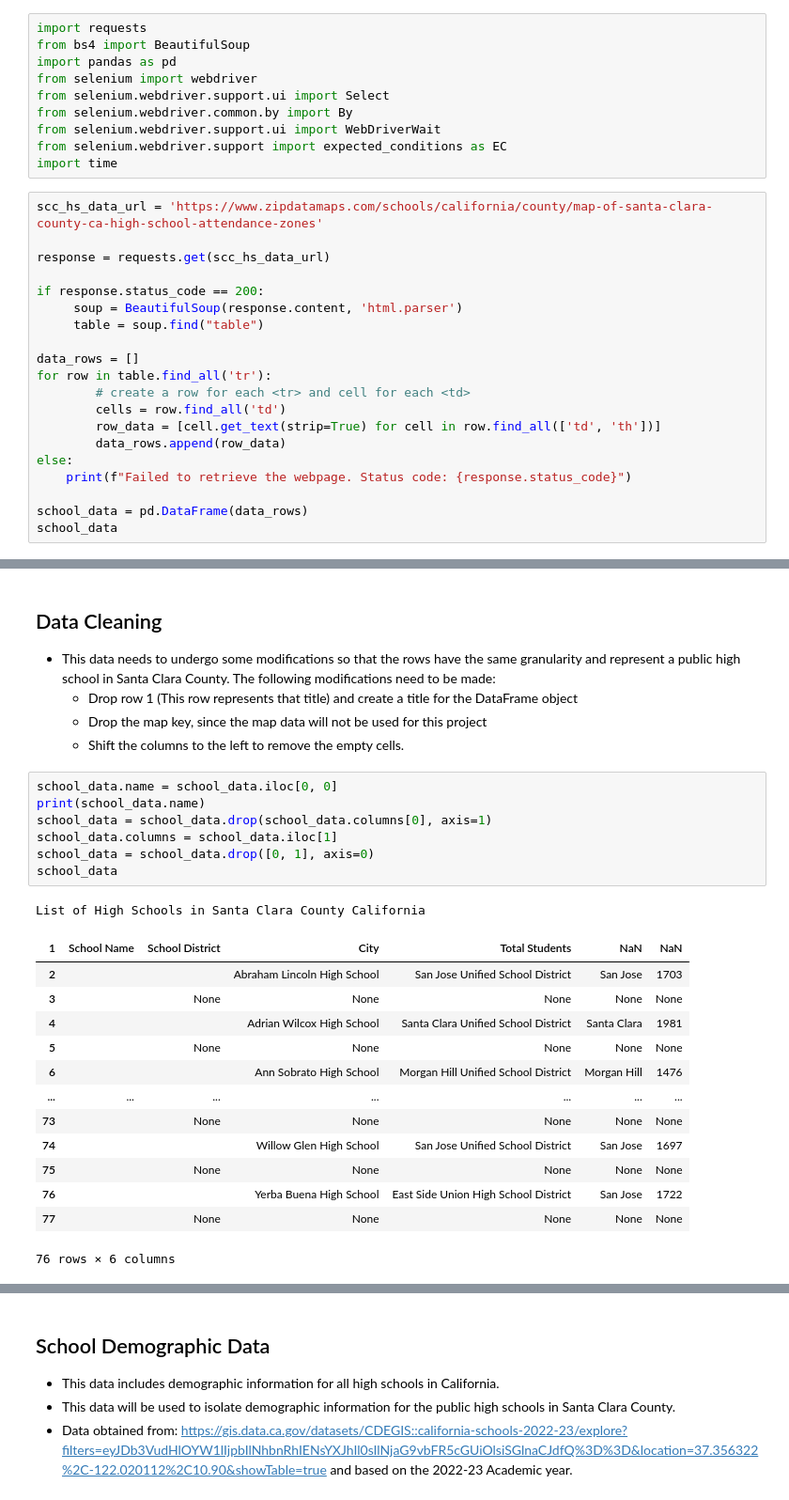
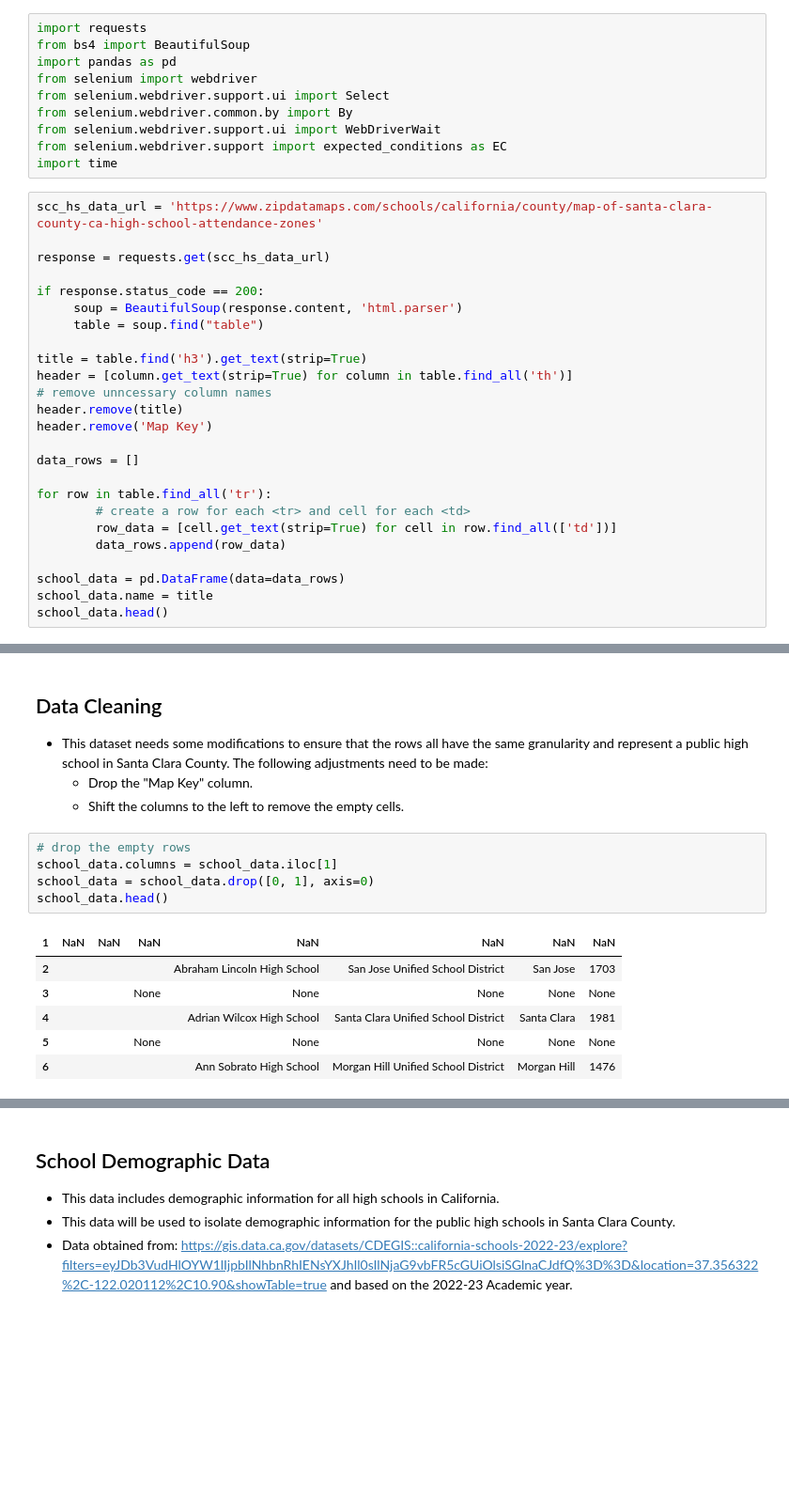
Before and after one commit to its-melina/high-schools-data-analytics, a Jupyter notebook: data_scraping.ipynb, the cells around one changed output, grey strips where cells are left out. Shown at 94% size. Cells and saved outputs as stored; diff of their text form; blank space fills up the shorter version.

```diff
--- a/data_scraping.ipynb
+++ b/data_scraping.ipynb
@@ -19,15 +21,20 @@ if response.status_code == 200:
      soup = BeautifulSoup(response.content, 'html.parser')
      table = soup.find("table")
 
+title = table.find('h3').get_text(strip=True)
+header = [column.get_text(strip=True) for column in table.find_all('th')]
+# remove unncessary column names
+header.remove(title)
+header.remove('Map Key')
+
 data_rows = []
+
 for row in table.find_all('tr'):
         # create a row for each <tr> and cell for each <td>
-        cells = row.find_all('td')
-        row_data = [cell.get_text(strip=True) for cell in row.find_all(['td', 'th'])]
+        row_data = [cell.get_text(strip=True) for cell in row.find_all(['td'])]
         data_rows.append(row_data)
-else:
-    print(f"Failed to retrieve the webpage. Status code: {response.status_code}")
 
-school_data = pd.DataFrame(data_rows)
-school_data
+school_data = pd.DataFrame(data=data_rows)
+school_data.name = title
+school_data.head()
 # %% [output]
@@ -48,30 +47,19 @@ Failed to retrieve the webpage. Status code: 200
 # %% [markdown]
 ## Data Cleaning
 
-* This data needs to undergo some modifications so that the rows have the same granularity and represent a public high school in Santa Clara County. The following modifications need to be made:
-    * Drop row 1 (This row represents that title) and create a title for the DataFrame object
-    * Drop the map key, since the map data will not be used for this project
+* This dataset needs some modifications to ensure that the rows all have the same granularity and represent a public high school in Santa Clara County. The following adjustments need to be made:
+    * Drop the "Map Key" column.
     * Shift the columns to the left to remove the empty cells.
 # %%
-school_data.name = school_data.iloc[0, 0]
-print(school_data.name)
-school_data = school_data.drop(school_data.columns[0], axis=1)
+# drop the empty rows
 school_data.columns = school_data.iloc[1]
 school_data = school_data.drop([0, 1], axis=0)
-school_data
+school_data.head()
 # %% [output]
-List of High Schools in Santa Clara County California
-| 1 | School Name | School District | City | Total Students | NaN | NaN |
-| 2 |  |  | Abraham Lincoln High School | San Jose Unified School District | San Jose | 1703 |
-| 3 |  | None | None | None | None | None |
-| 4 |  |  | Adrian Wilcox High School | Santa Clara Unified School District | Santa Clara | 1981 |
-| 5 |  | None | None | None | None | None |
-| 6 |  |  | Ann Sobrato High School | Morgan Hill Unified School District | Morgan Hill | 1476 |
-| ... | ... | ... | ... | ... | ... | ... |
-| 73 |  | None | None | None | None | None |
-| 74 |  |  | Willow Glen High School | San Jose Unified School District | San Jose | 1697 |
-| 75 |  | None | None | None | None | None |
-| 76 |  |  | Yerba Buena High School | East Side Union High School District | San Jose | 1722 |
-| 77 |  | None | None | None | None | None |
+| 1 | NaN | NaN | NaN | NaN | NaN | NaN | NaN |
+| 2 |  |  |  | Abraham Lincoln High School | San Jose Unified School District | San Jose | 1703 |
+| 3 |  |  | None | None | None | None | None |
+| 4 |  |  |  | Adrian Wilcox High School | Santa Clara Unified School District | Santa Clara | 1981 |
+| 5 |  |  | None | None | None | None | None |
+| 6 |  |  |  | Ann Sobrato High School | Morgan Hill Unified School District | Morgan Hill | 1476 |
-76 rows × 6 columns
 # %%
```
Also changed, not shown: parts of 14 cells of this notebook.
